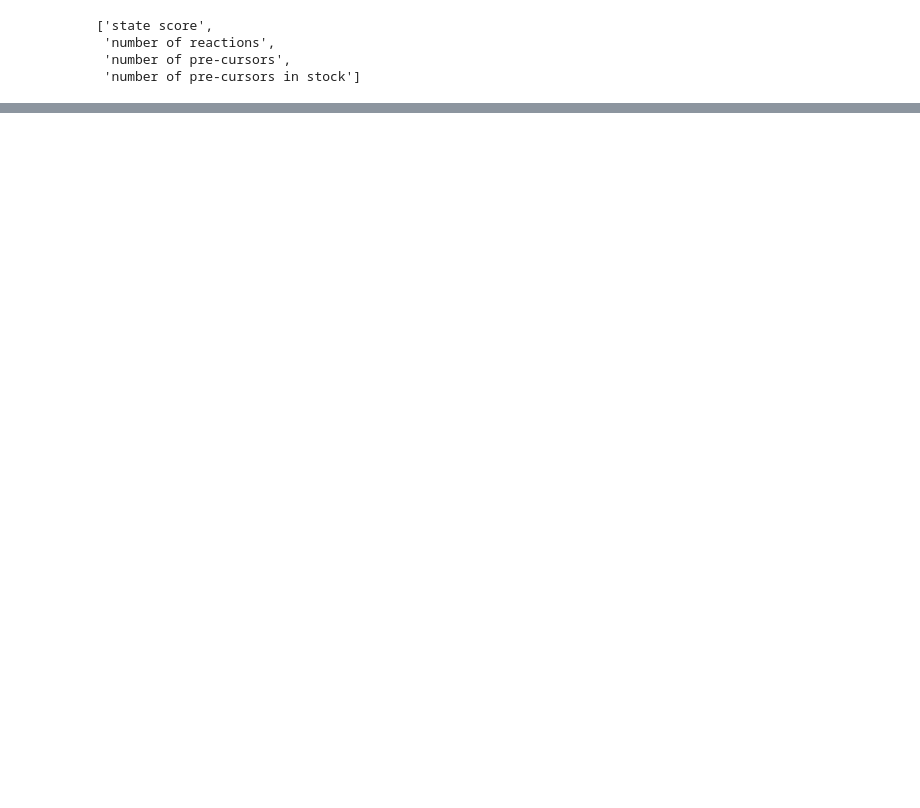
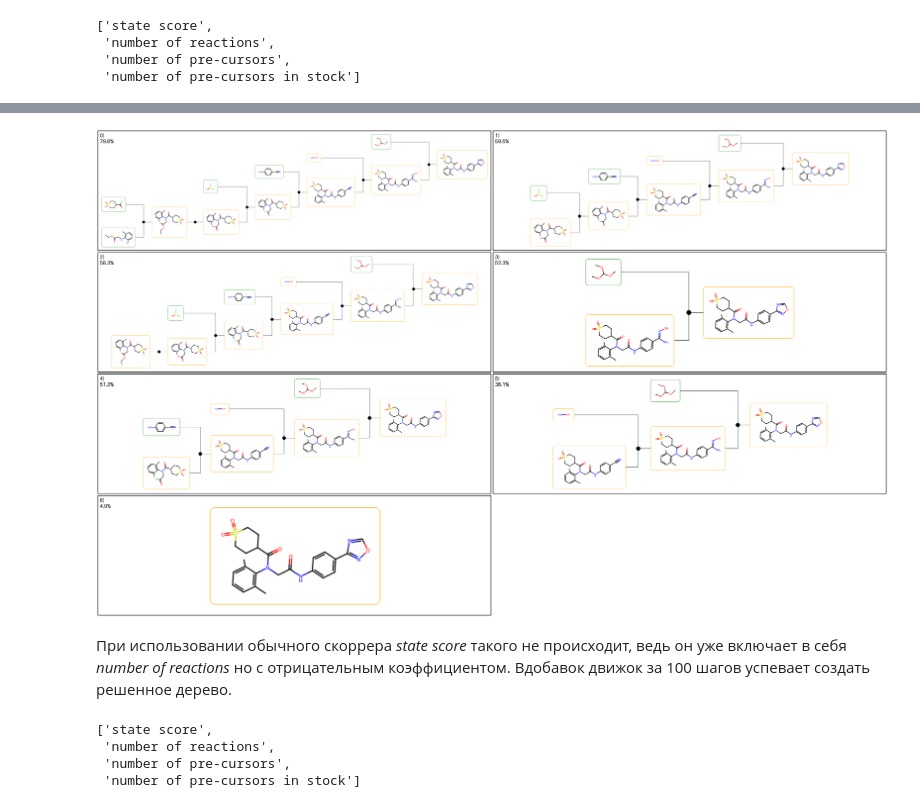
Before and after one commit to EnglishBeach/ChemRAR, a Jupyter notebook: examples/problems.ipynb, the cells around one changed output, grey strips where cells are left out. Cells and saved outputs as stored; diff of their text form; code cells hidden in the pictures; blank space fills up the shorter version.

```diff
--- a/examples/problems.ipynb
+++ b/examples/problems.ipynb
@@ -374,7 +362,6 @@ engine = retro.create_engine(
     stock=dict(
         zinc=config.Stock(path=Path("download/example/zinc_stock.hdf5")),
     ),
-    scores=[scores.availability.NPrecursors()],
 )
 # %%
 engine.scorers.items
@@ -396,0 +375,9 @@ result = ana.analyze_tree(tree, scorers=["number of reactions", "state score"],
+# %%
+engine2 = retro.select(
+    engine,
+    stocks=engine.stock.items,
+    filter_policies=engine.filter_policy.items,
+    expansion_policies=engine.expansion_policy.items,
+    search_scorers={"number of pre-cursors": 1},
+    scorers=["number of pre-cursors"],
+)
@@ -396,0 +386,21 @@ result = ana.analyze_tree(tree, scorers=["number of reactions", "state score"],
+# %%
+smiles = "Cc1cccc(C)c1N(CC(=O)Nc1ccc(-c2ncon2)cc1)C(=O)C1CCS(=O)(=O)CC1"
+tree = retro.generate_tree(engine2, smiles)
+retro.search_tree(tree, 100)
+result = analyze.analyze_tree(
+    tree,
+    #   scorers=["number of reactions"],
+    top_n=10,
+)
+draw.draw_routes_table(routes=result.routes)
+# %% [output]
+[figure, added]
+# %% [markdown]
+При использовании обычного скоррера _state score_ такого не происходит, ведь он уже включает в себя _number of reactions_ но с отрицательным коэффициентом. Вдобавок движок за 100 шагов успевает создать решенное дерево.
+# %%
+engine.scorers.items
+# %% [output]
+['state score',
+ 'number of reactions',
+ 'number of pre-cursors',
+ 'number of pre-cursors in stock']
```
Also changed, not shown: parts of 27 cells of this notebook, 2 other files.
